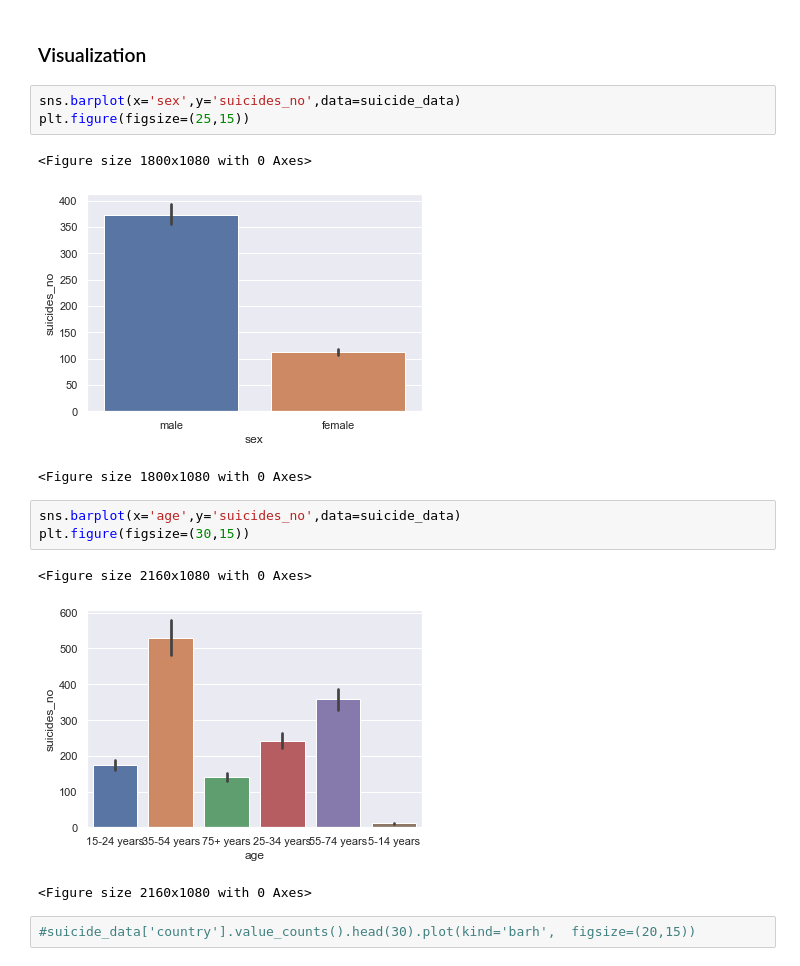
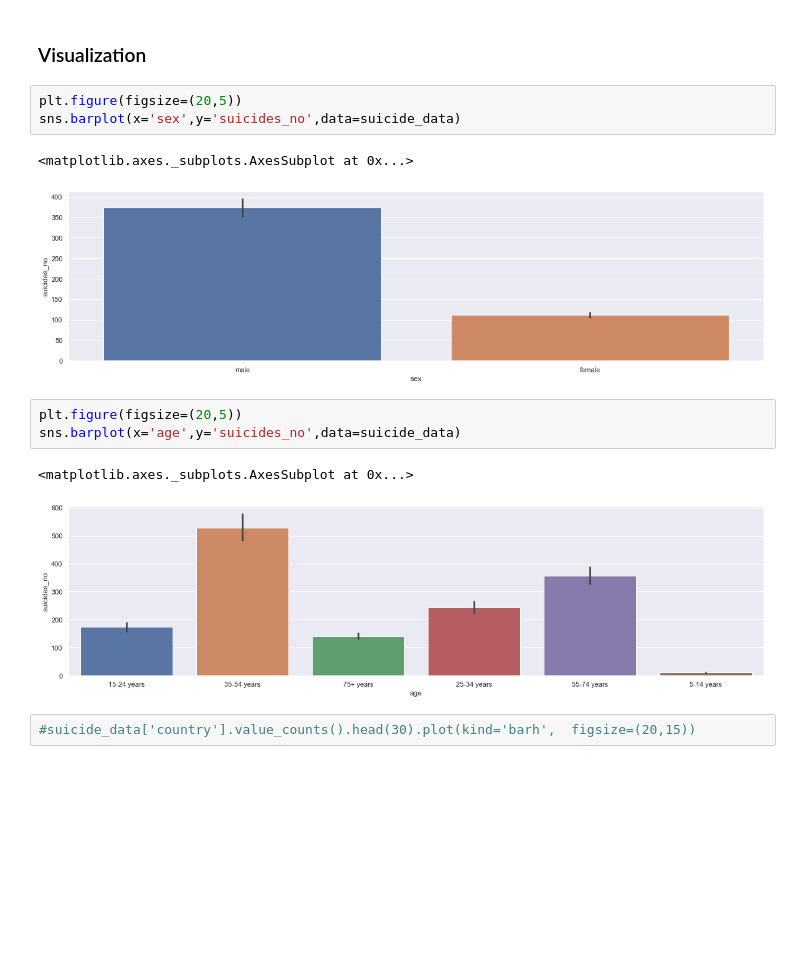
Before and after one commit to KemmieKemy/suicide_rates_EDA, a Jupyter notebook: suicide_analysis.ipynb, the cells around one changed output. Cells and saved outputs as stored; diff of their text form; blank space fills up the shorter version.

```diff
--- a/suicide_analysis.ipynb
+++ b/suicide_analysis.ipynb
@@ -125,19 +125,17 @@ new_data
 # %% [markdown]
 ### Visualization
 # %%
+plt.figure(figsize=(20,5))
 sns.barplot(x='sex',y='suicides_no',data=suicide_data)
-plt.figure(figsize=(25,15))
 # %% [output]
-<Figure size 1800x1080 with 0 Axes>
+<matplotlib.axes._subplots.AxesSubplot at 0x...>
-[figure, old version]
+[figure, new version]
-<Figure size 1800x1080 with 0 Axes>
 # %%
+plt.figure(figsize=(20,5))
 sns.barplot(x='age',y='suicides_no',data=suicide_data)
-plt.figure(figsize=(30,15))
 # %% [output]
-<Figure size 2160x1080 with 0 Axes>
+<matplotlib.axes._subplots.AxesSubplot at 0x...>
-[figure, old version]
+[figure, new version]
-<Figure size 2160x1080 with 0 Axes>
 # %%
 #suicide_data['country'].value_counts().head(30).plot(kind='barh',  figsize=(20,15))
 # %%
```
Also changed, not shown: parts of 2 cells of this notebook.
